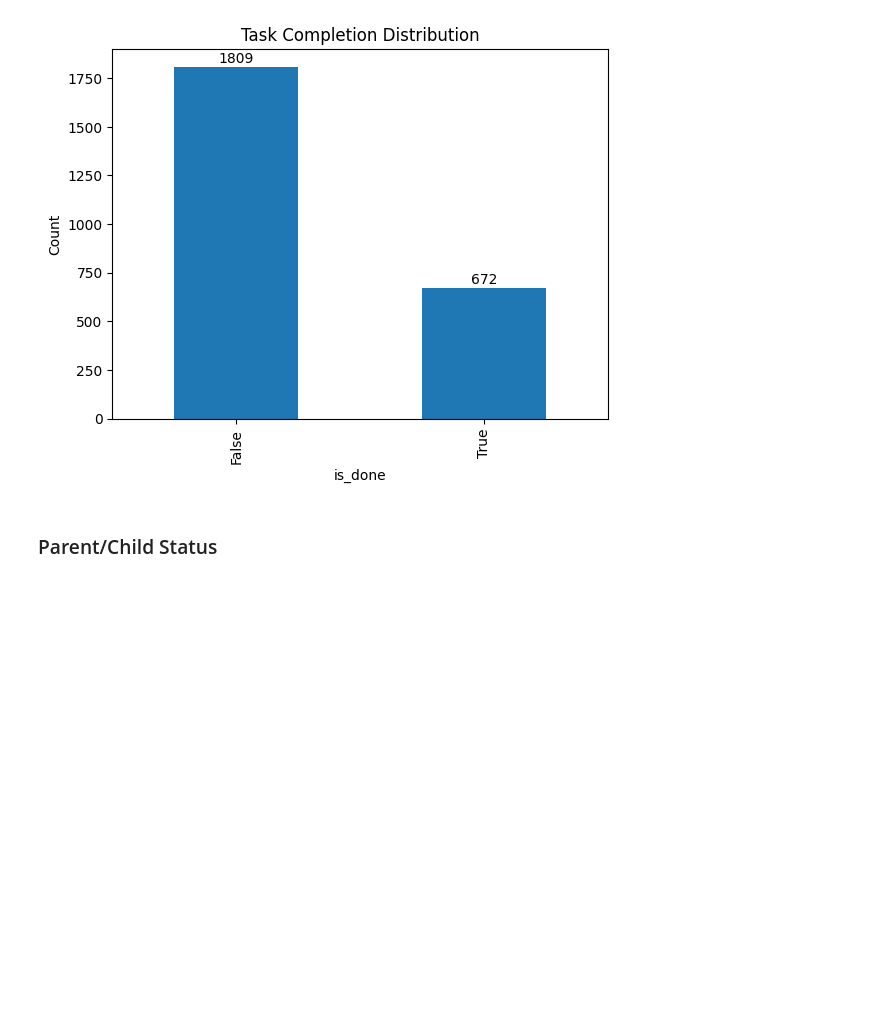
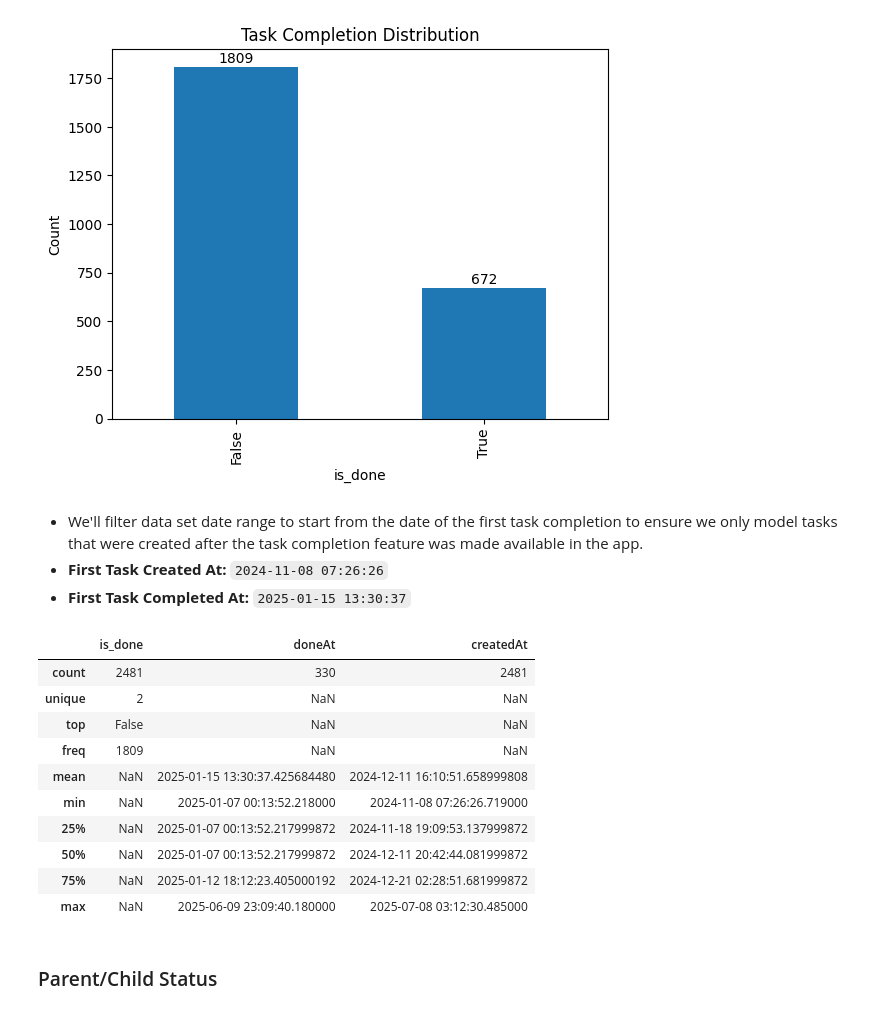
Before and after one commit to pt7481/dootoo_item_prediction, a Jupyter notebook: eda/dootoo_item_prediction.ipynb, the cells around one changed output. Drawn from its saved outputs; the diff is of its cells as text; code cells hidden in the pictures; blank space fills up the shorter version.

```diff
--- a/eda/dootoo_item_prediction.ipynb
+++ b/eda/dootoo_item_prediction.ipynb
@@ -50,18 +50,35 @@ from sklearn.model_selection import train_test_split
 # %% [markdown]
 ## Source Data
 # %%
-# Load environment variables from .env file
-# load_dotenv()
+# Create DB load function for later incorporation into pipeline
+def load_latest_db_data():
+    """Load data from the database and save it to a Parquet file."""
+    load_dotenv()
 
-# DB_HOST = os.getenv("DB_HOST")
-# DB_PORT = os.getenv("DB_PORT")
-# DB_NAME = os.getenv("DB_NAME")
-# DB_USER = os.getenv("DB_USER")
-# DB_PASSWORD = os.getenv("DB_PASSWORD")
+    DB_HOST = os.getenv("DB_HOST")
+    DB_PORT = os.getenv("DB_PORT")
+    DB_NAME = os.getenv("DB_NAME")
+    DB_USER = os.getenv("DB_USER")
+    DB_PASSWORD = os.getenv("DB_PASSWORD")
 
-# db_url = f"postgresql://{DB_USER}:{DB_PASSWORD}@{DB_HOST}:{DB_PORT}/{DB_NAME}"
-# engine = create_engine(db_url)
-# tasks_df = pd.read_sql("SELECT * FROM public.\"Item\"", engine)
-# tasks_df.to_parquet("dootoo_item_prediction.parquet", index=False)
+    db_url = f"postgresql://{DB_USER}:{DB_PASSWORD}@{DB_HOST}:{DB_PORT}/{DB_NAME}"
+    engine = create_engine(db_url)
 
-tasks_df = pd.read_parquet("dootoo_item_prediction.parquet")
+    year_ago_cutoff_date = pd.Timestamp.now() - pd.DateOffset(years=1)
+    tasks_df = pd.read_sql("SELECT * FROM public.\"Item\" WHERE createdAt >= :cutoff_date", engine, params={"cutoff_date": year_ago_cutoff_date})
+    print(f"Loaded {len(tasks_df)} tasks from the database.")
+
+    # Save to Parquet file
+    print("Saving tasks to Parquet file...")
+    tasks_df.to_parquet("dootoo_item_prediction.parquet", index=False)
+    print("Tasks saved to dootoo_item_prediction.parquet.")
+
+    return tasks_df
+
+if not os.path.exists("dootoo_item_prediction.parquet"):
+    print("Parquet file not found. Loading from database...")
+    tasks_df = load_latest_db_data()
+else:
+    print("Loading tasks from Parquet file...")
+    tasks_df = pd.read_parquet("dootoo_item_prediction.parquet")
+    print(f"Loaded {len(tasks_df)} tasks from Parquet file.")
@@ -123,6 +142,24 @@ plt.show()
 Mean Task Completion Rate: is_done    0.270859
 dtype: float64
 [figure]
+# %% [markdown]
+*  We'll filter data set date range to start from the date of the first task completion to ensure we only model tasks that were created after the task completion feature was made available in the app.
+* **First Task Created At:** `2024-11-08 07:26:26`
+* **First Task Completed At:** `2025-01-15 13:30:37`
+# %%
+tasks_df[['is_done', 'doneAt', 'createdAt']].describe(include='all')
+# %% [output]
+|  | is_done | doneAt | createdAt |
+| count | 2481 | 330 | 2481 |
+| unique | 2 | NaN | NaN |
+| top | False | NaN | NaN |
+| freq | 1809 | NaN | NaN |
+| mean | NaN | 2025-01-15 13:30:37.425684480 | 2024-12-11 16:10:51.658999808 |
+| min | NaN | 2025-01-07 00:13:52.218000 | 2024-11-08 07:26:26.719000 |
+| 25% | NaN | 2025-01-07 00:13:52.217999872 | 2024-11-18 19:09:53.137999872 |
+| 50% | NaN | 2025-01-07 00:13:52.217999872 | 2024-12-11 20:42:44.081999872 |
+| 75% | NaN | 2025-01-12 18:12:23.405000192 | 2024-12-21 02:28:51.681999872 |
+| max | NaN | 2025-06-09 23:09:40.180000 | 2025-07-08 03:12:30.485000 |
 # %% [markdown]
 ### Parent/Child Status
 # %%
```
Also changed, not shown: parts of 1 cell of this notebook.
